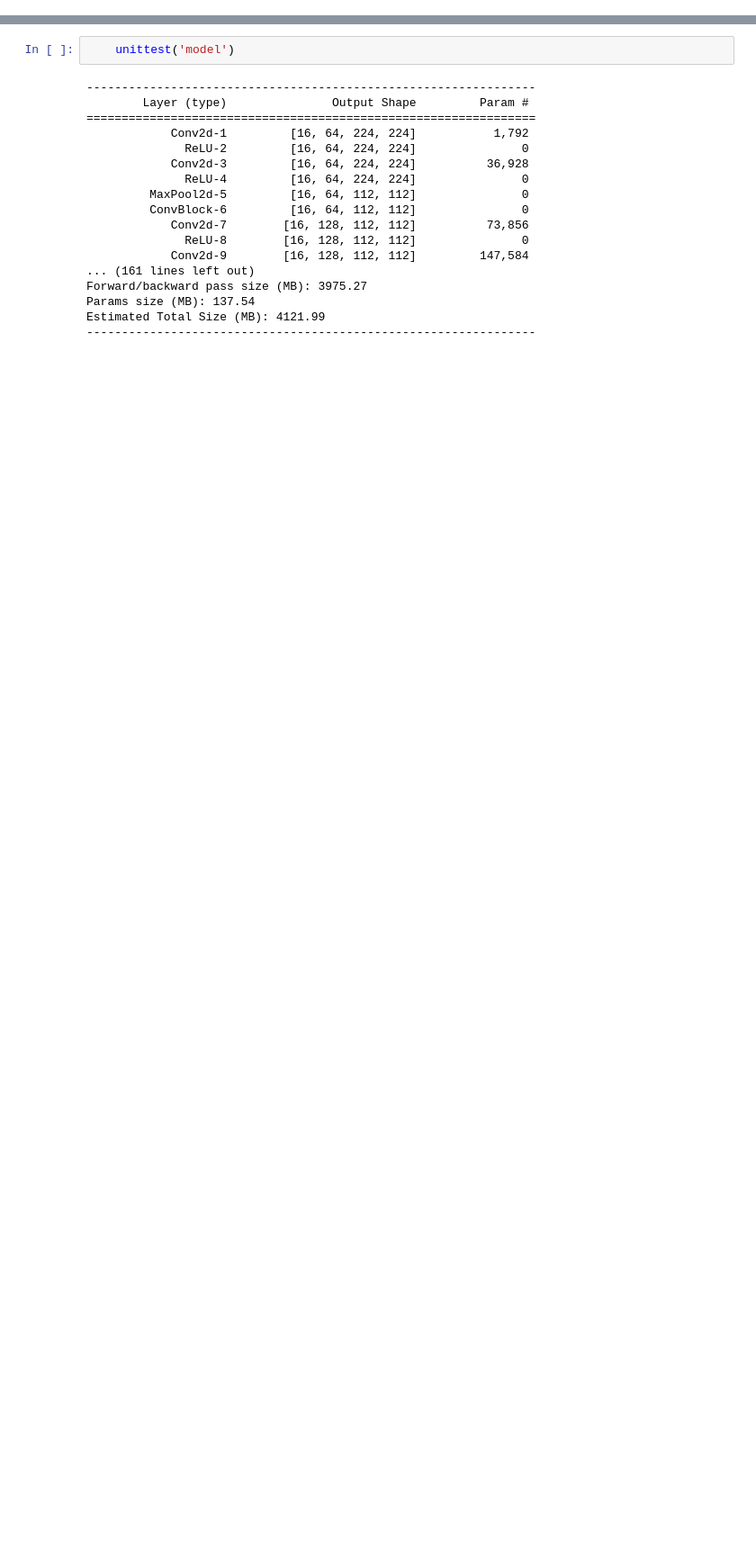
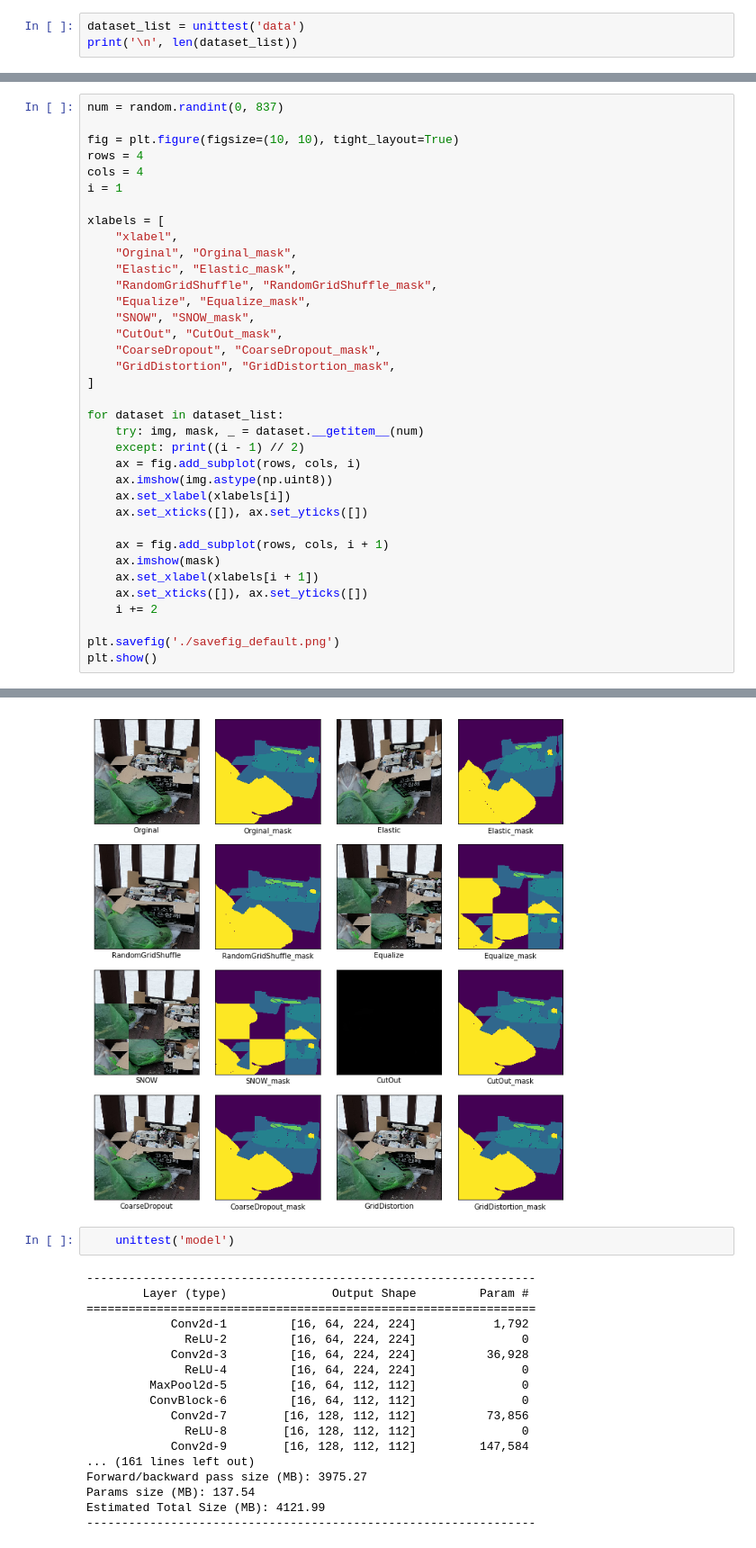
Before and after one commit to bcaitech1/p3-ims-obd-multihead_ensemble, a Jupyter notebook: eda_notebook/unit_test.ipynb, the cells around one changed output, grey strips where cells are left out. Shown at 90% size. Saved outputs shown, nothing was run; the diff lists cells and outputs as text; blank space fills up the shorter version.

```diff
--- a/eda_notebook/unit_test.ipynb
+++ b/eda_notebook/unit_test.ipynb
@@ -61,0 +83,3 @@ index created!
+# %%
+dataset_list = unittest('data')
+print('\n', len(dataset_list))
@@ -61,0 +104,37 @@ index created!
+# %%
+num = random.randint(0, 837)
+
+fig = plt.figure(figsize=(10, 10), tight_layout=True)
+rows = 4
+cols = 4
+i = 1
+
+xlabels = [
+    "xlabel",
+    "Orginal", "Orginal_mask",
+    "Elastic", "Elastic_mask",
+    "RandomGridShuffle", "RandomGridShuffle_mask",
+    "Equalize", "Equalize_mask",
+    "SNOW", "SNOW_mask",
+    "CutOut", "CutOut_mask",
+    "CoarseDropout", "CoarseDropout_mask",
+    "GridDistortion", "GridDistortion_mask",
+]
+
+for dataset in dataset_list:
+    try: img, mask, _ = dataset.__getitem__(num)
+    except: print((i - 1) // 2)
+    ax = fig.add_subplot(rows, cols, i)
+    ax.imshow(img.astype(np.uint8))
+    ax.set_xlabel(xlabels[i])
+    ax.set_xticks([]), ax.set_yticks([])
+
+    ax = fig.add_subplot(rows, cols, i + 1)
+    ax.imshow(mask)
+    ax.set_xlabel(xlabels[i + 1])
+    ax.set_xticks([]), ax.set_yticks([])
+    i += 2
+
+plt.savefig('./savefig_default.png')
+plt.show()
+# %% [output]
@@ -62,3 +142,4 @@ index created!
+[figure, added]
 # %%
     unittest('model')
 # %% [output]
```
Also changed, not shown: parts of 5 cells of this notebook, 5 other files.
